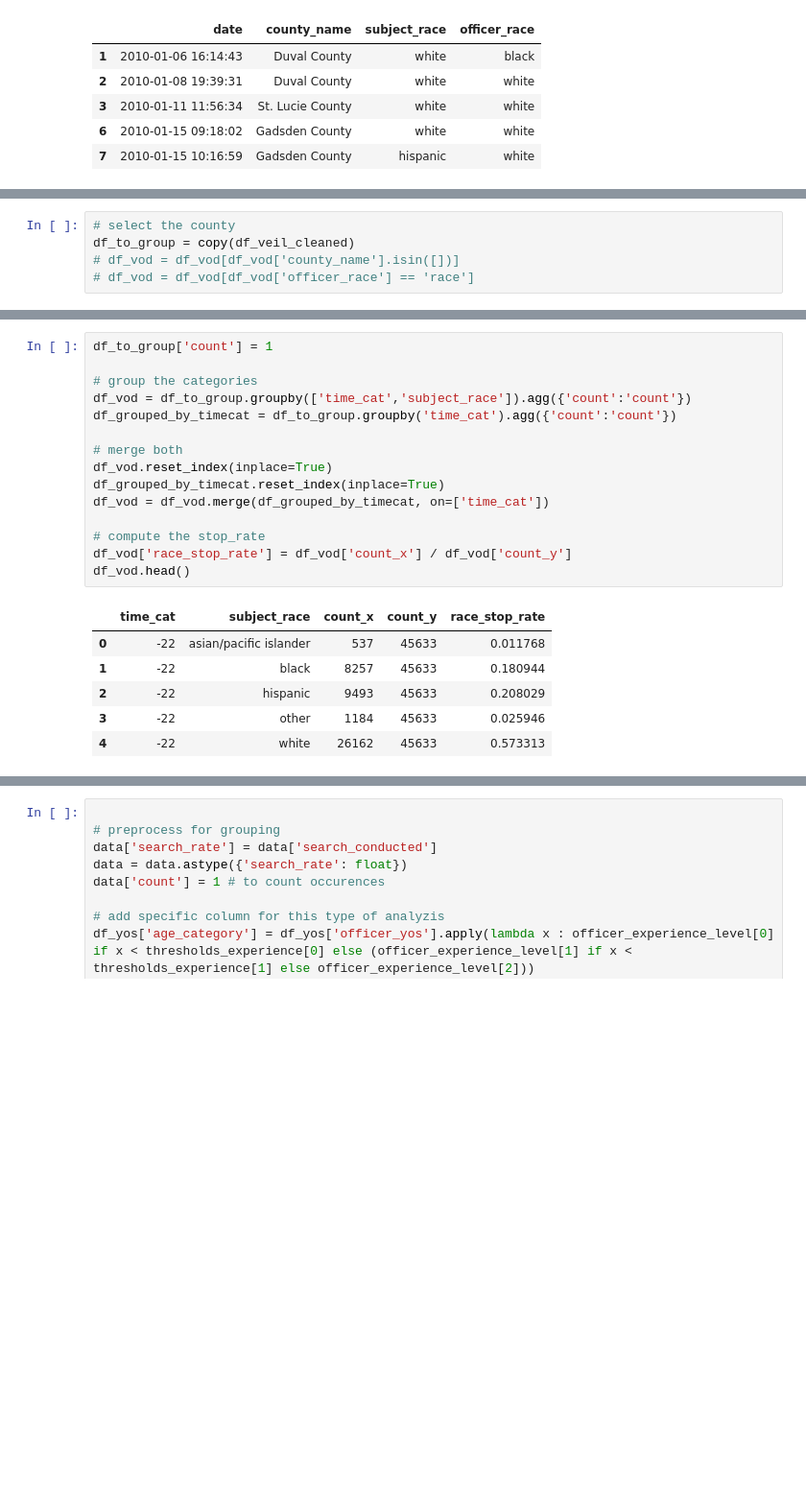
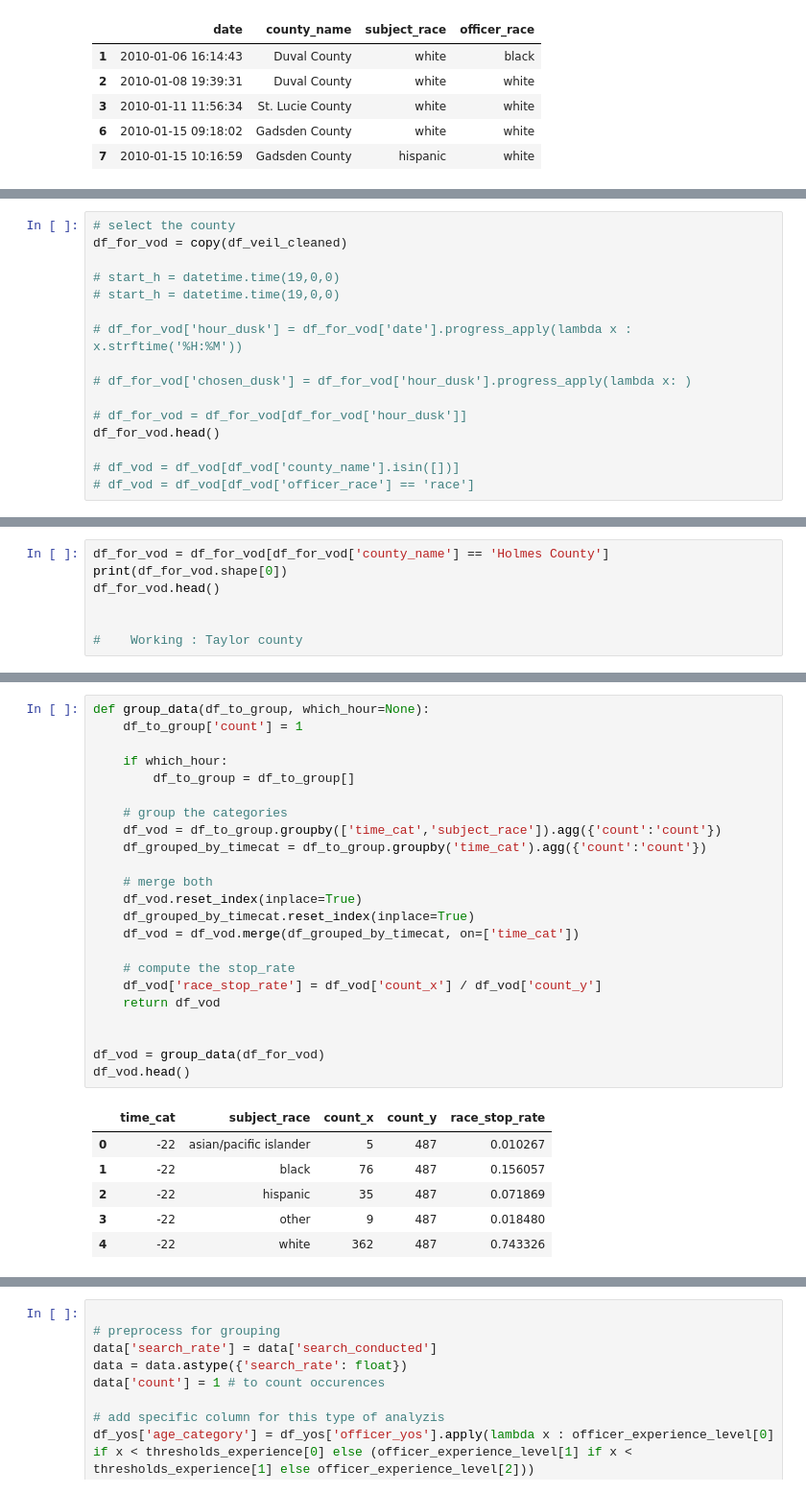
Before and after one commit to epfl-ada/ada-2020-project-milestone-p3-p3_vsl, a Jupyter notebook: notebook.ipynb, the cells around one changed output, grey strips where cells are left out. Shown at 96% size. Drawn from its saved outputs; the diff is of its cells as text; blank space fills up the shorter version.

```diff
--- a/notebook.ipynb
+++ b/notebook.ipynb
@@ -647,5 +643,16 @@ df_veil_cleaned.head()
 # %%
 # select the county
-df_to_group = copy(df_veil_cleaned)
+df_for_vod = copy(df_veil_cleaned)
+
+# start_h = datetime.time(19,0,0)
+# start_h = datetime.time(19,0,0)
+
+# df_for_vod['hour_dusk'] = df_for_vod['date'].progress_apply(lambda x : x.strftime('%H:%M'))
+
+# df_for_vod['chosen_dusk'] = df_for_vod['hour_dusk'].progress_apply(lambda x: )
+
+# df_for_vod = df_for_vod[df_for_vod['hour_dusk']]
+df_for_vod.head()
+
 # df_vod = df_vod[df_vod['county_name'].isin([])]
 # df_vod = df_vod[df_vod['officer_race'] == 'race']
@@ -651,0 +676,7 @@ df_to_group = copy(df_veil_cleaned)
+# %%
+df_for_vod = df_for_vod[df_for_vod['county_name'] == 'Holmes County']
+print(df_for_vod.shape[0])
+df_for_vod.head()
+
+
+#    Working : Taylor county
@@ -652,25 +691,33 @@ df_to_group = copy(df_veil_cleaned)
 # %%
-df_to_group['count'] = 1
+def group_data(df_to_group, which_hour=None):
+    df_to_group['count'] = 1
 
-# group the categories
-df_vod = df_to_group.groupby(['time_cat','subject_race']).agg({'count':'count'})
-df_grouped_by_timecat = df_to_group.groupby('time_cat').agg({'count':'count'})
+    if which_hour:
+        df_to_group = df_to_group[]
 
-# merge both
-df_vod.reset_index(inplace=True)
-df_grouped_by_timecat.reset_index(inplace=True)
-df_vod = df_vod.merge(df_grouped_by_timecat, on=['time_cat'])
+    # group the categories
+    df_vod = df_to_group.groupby(['time_cat','subject_race']).agg({'count':'count'})
+    df_grouped_by_timecat = df_to_group.groupby('time_cat').agg({'count':'count'})
 
-# compute the stop_rate
-df_vod['race_stop_rate'] = df_vod['count_x'] / df_vod['count_y']
+    # merge both
+    df_vod.reset_index(inplace=True)
+    df_grouped_by_timecat.reset_index(inplace=True)
+    df_vod = df_vod.merge(df_grouped_by_timecat, on=['time_cat'])
+
+    # compute the stop_rate
+    df_vod['race_stop_rate'] = df_vod['count_x'] / df_vod['count_y']
+    return df_vod
+
+
+df_vod = group_data(df_for_vod)
 df_vod.head()
 # %% [output]
 |  | time_cat | subject_race | count_x | count_y | race_stop_rate |
-| 0 | -22 | asian/pacific islander | 537 | 45633 | 0.011768 |
-| 1 | -22 | black | 8257 | 45633 | 0.180944 |
-| 2 | -22 | hispanic | 9493 | 45633 | 0.208029 |
-| 3 | -22 | other | 1184 | 45633 | 0.025946 |
-| 4 | -22 | white | 26162 | 45633 | 0.573313 |
+| 0 | -22 | asian/pacific islander | 5 | 487 | 0.010267 |
+| 1 | -22 | black | 76 | 487 | 0.156057 |
+| 2 | -22 | hispanic | 35 | 487 | 0.071869 |
+| 3 | -22 | other | 9 | 487 | 0.018480 |
+| 4 | -22 | white | 362 | 487 | 0.743326 |
 # %%
 # select only black people arrested
 data_black = df_vod[df_vod['subject_race'] == 'black']
```
Also changed, not shown: parts of 8 cells of this notebook.
